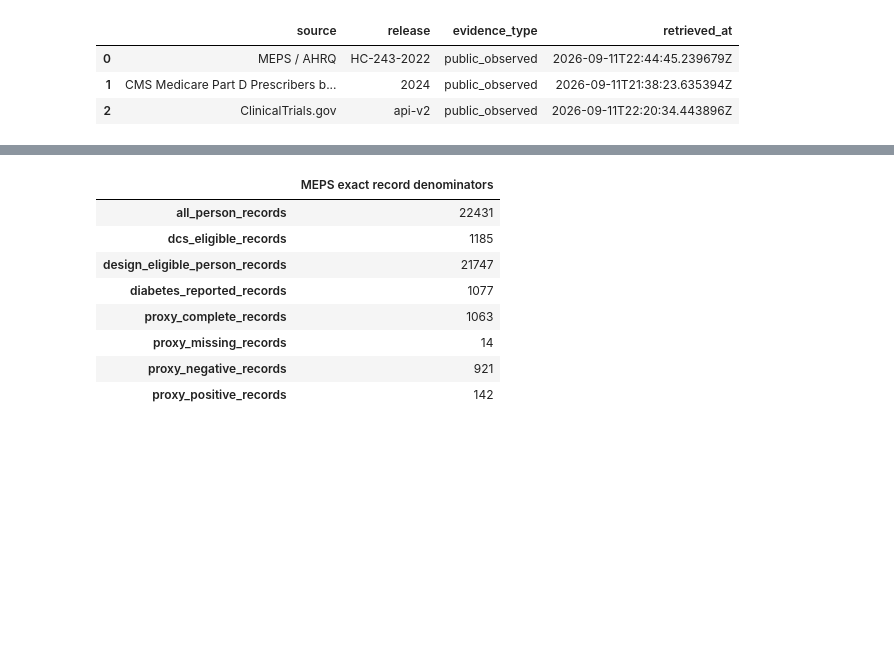
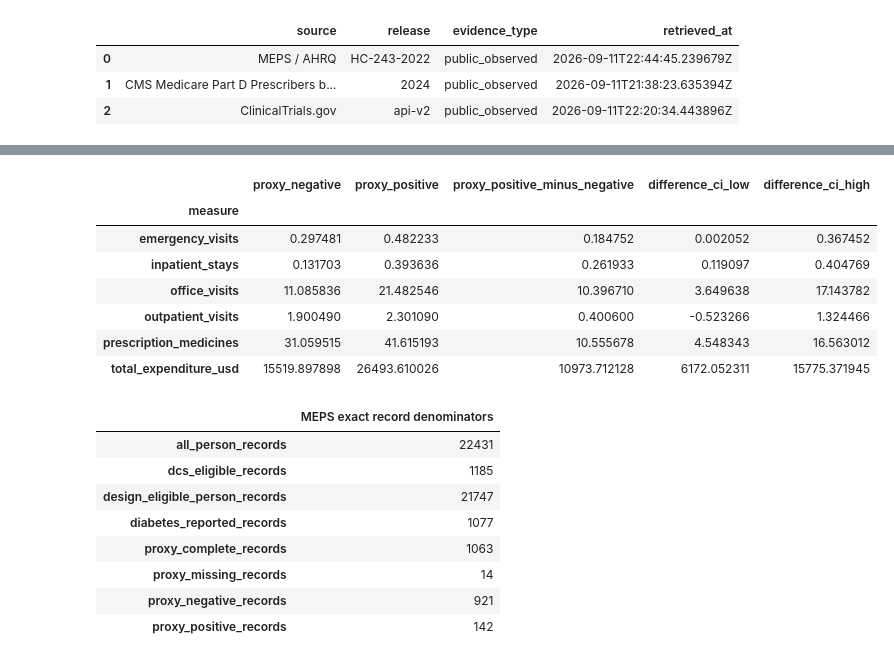
Before and after one commit to cperrone96/ckd-launch-intelligence, a Jupyter notebook: notebooks/03_market_and_evidence_landscape.ipynb, the cells around one changed output, grey strips where cells are left out. Drawn from its saved outputs; the diff is of its cells as text; code cells hidden in the pictures; blank space fills up the shorter version.

```diff
--- a/notebooks/03_market_and_evidence_landscape.ipynb
+++ b/notebooks/03_market_and_evidence_landscape.ipynb
@@ -65,3 +69,21 @@ pd.DataFrame(meps["estimates"])[
+# %%
+contrast = pd.DataFrame(meps["estimates"])
+contrast = contrast.loc[contrast["metric"].str.contains("__")].copy()
+contrast[["measure", "group"]] = contrast["metric"].str.split("__", expand=True)
+contrast.pivot(index="measure", columns="group", values="point").join(
+    contrast.loc[contrast["group"] == "proxy_positive_minus_negative"]
+    .set_index("measure")[["ci_low", "ci_high"]]
+    .add_prefix("difference_")
+)
+# %% [output]
+|  | proxy_negative | proxy_positive | proxy_positive_minus_negative | difference_ci_low | difference_ci_high |
+| measure |  |  |  |  |  |
+| emergency_visits | 0.297481 | 0.482233 | 0.184752 | 0.002052 | 0.367452 |
+| inpatient_stays | 0.131703 | 0.393636 | 0.261933 | 0.119097 | 0.404769 |
+| office_visits | 11.085836 | 21.482546 | 10.396710 | 3.649638 | 17.143782 |
+| outpatient_visits | 1.900490 | 2.301090 | 0.400600 | -0.523266 | 1.324466 |
+| prescription_medicines | 31.059515 | 41.615193 | 10.555678 | 4.548343 | 16.563012 |
+| total_expenditure_usd | 15519.897898 | 26493.610026 | 10973.712128 | 6172.052311 | 15775.371945 |
 # %%
 pd.Series(meps["denominators"], name="MEPS exact record denominators").to_frame()
 # %% [output]
```
Also changed, not shown: parts of 4 cells of this notebook, 8 other files.
